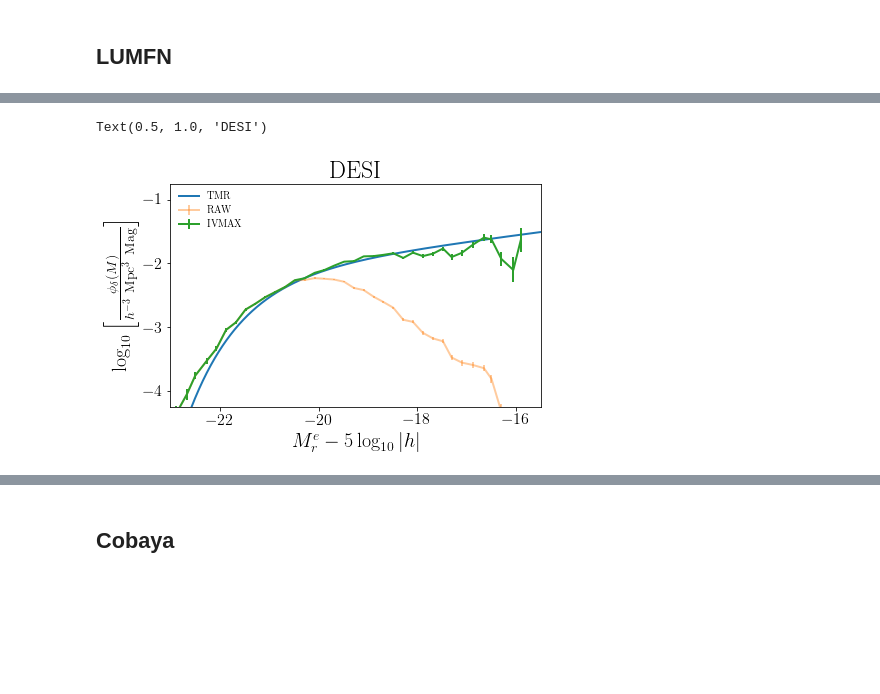
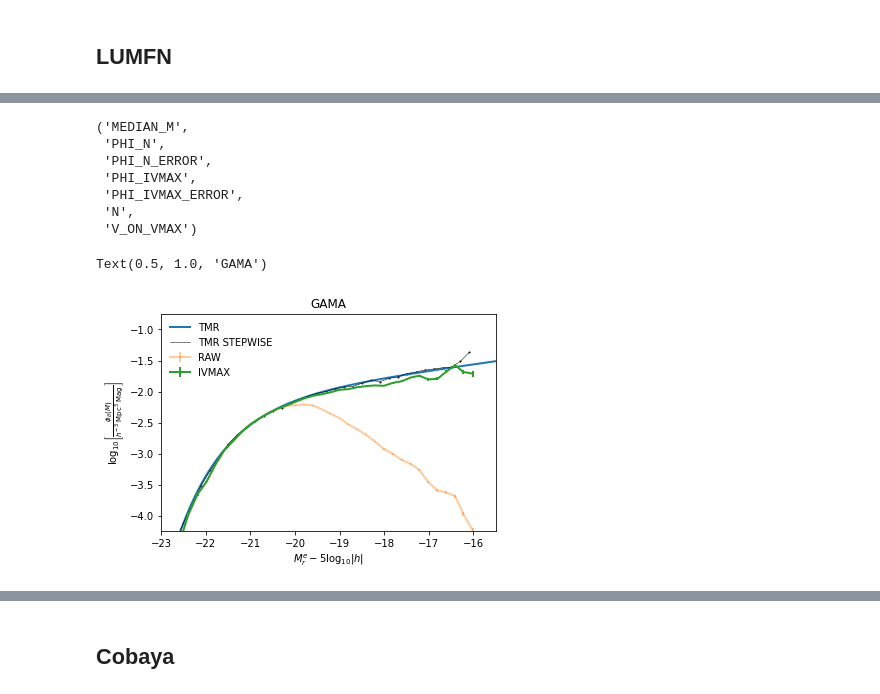
Before and after one commit to SgmAstro/DESI, a Jupyter notebook: docs/nb/lumfn.ipynb, the cells around one changed output, grey strips where cells are left out. Drawn from its saved outputs; the diff is of its cells as text; code cells hidden in the pictures; blank space fills up the shorter version.

```diff
--- a/docs/nb/lumfn.ipynb
+++ b/docs/nb/lumfn.ipynb
@@ -16,8 +16,8 @@ import pubplot
 from   schechter     import schechter, named_schechter
 from   findfile      import findfile
 # %%
-version = 'latest'
-survey  = 'desi'
+version = 'GAMA4'
+survey  = 'gama'
 dryrun  =  False
 # %%
 fpath = findfile(ftype='gold', dryrun=dryrun, version=version, survey=survey)
@@ -100,26 +88,48 @@ Table length=49
+# %%
+lumfn.dtype.names
+# %% [output]
+('MEDIAN_M',
+ 'PHI_N',
+ 'PHI_N_ERROR',
+ 'PHI_IVMAX',
+ 'PHI_IVMAX_ERROR',
+ 'N',
+ 'V_ON_VMAX')
 # %%
 ##  HACK
-offset = 0.12
+#offset = 0.12
+offset = 0
+# %%
+TMR_stepwise = Table.read('/cosma/home/durham/dc-moor2/DESI/data/TMR_LF_all', format='ascii')
+# %%
+TMR_stepwise['MR'] = TMR_stepwise['col1']
+TMR_stepwise['PHI_N'] = TMR_stepwise['col2']
+del TMR_stepwise['col1']
+del TMR_stepwise['col2']
 # %%
 Ms = np.arange(-23., -15., 0.01)
 sc = named_schechter(Ms, named_type='TMR')
 
 pl.plot(Ms, np.log10(sc), label='TMR', lw=2)
 
-pl.errorbar(gama_lf['MEDIAN_M'] + offset , np.log10(gama_lf['PHI_N']), gama_lf['PHI_N_ERROR'] / gama_lf['PHI_N'] / np.log(10.), label='RAW', alpha=0.4, lw=2)
-pl.errorbar(gama_lf['MEDIAN_M'] + offset,  np.log10(gama_lf['PHI_IVMAX']), gama_lf['PHI_IVMAX_ERROR'] / gama_lf['PHI_IVMAX'] / np.log(10.), label='IVMAX', lw=2)
+plt.plot(TMR_stepwise['MR'], TMR_stepwise['PHI_N'], lw=0.5, ls='-', color='black', label='TMR STEPWISE')
+plt.scatter(TMR_stepwise['MR'], TMR_stepwise['PHI_N'], s=1, color='black')
+
+
+pl.errorbar(lumfn['MEDIAN_M'] + offset , np.log10(lumfn['PHI_N']), lumfn['PHI_N_ERROR'] / lumfn['PHI_N'] / np.log(10.), label='RAW', alpha=0.4, lw=2)
+pl.errorbar(lumfn['MEDIAN_M'] + offset,  np.log10(lumfn['PHI_IVMAX']), lumfn['PHI_IVMAX_ERROR'] / lumfn['PHI_IVMAX'] / np.log(10.), label='IVMAX', lw=2)
 
 pl.xlabel(r'$M_r^e - 5 \log_{10}|h|$')
 pl.ylabel(r'$\log_{10} \left[ \frac{\phi_\delta(M)}{h^{-3} \ {\rm Mpc}^{3} \ {\rm Mag}^{}} \right] $')
 
 pl.ylim(-4.25, -.75)
 pl.xlim(-23., -15.5)
 
 pl.legend(frameon=False, loc=2)
 pl.title(survey.upper())
 # %% [output]
-Text(0.5, 1.0, 'DESI')
+Text(0.5, 1.0, 'GAMA')
-[figure, old version]
+[figure, new version]
 # %%
 fpath = findfile(ftype='gold', dryrun=dryrun, version=version, survey=survey)
 gold  = Table.read(fpath)
```
Also changed, not shown: parts of 5 cells of this notebook, 1 other file.
